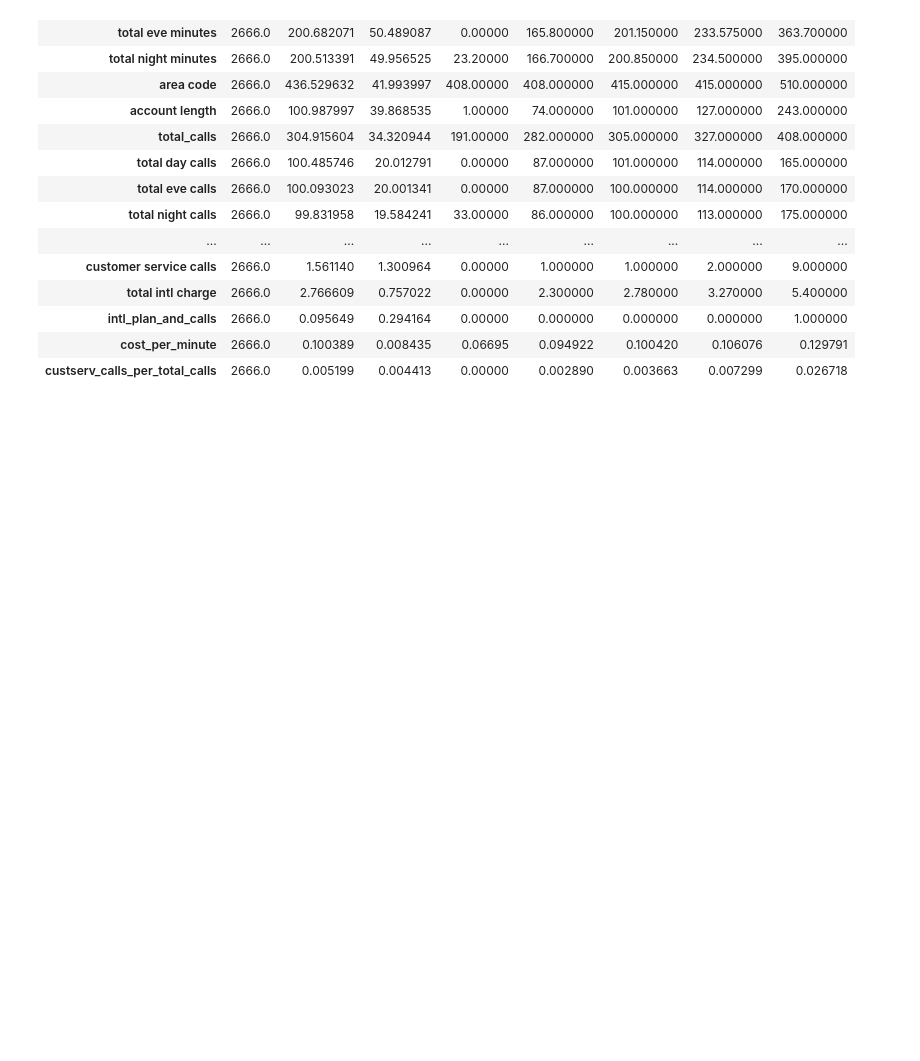
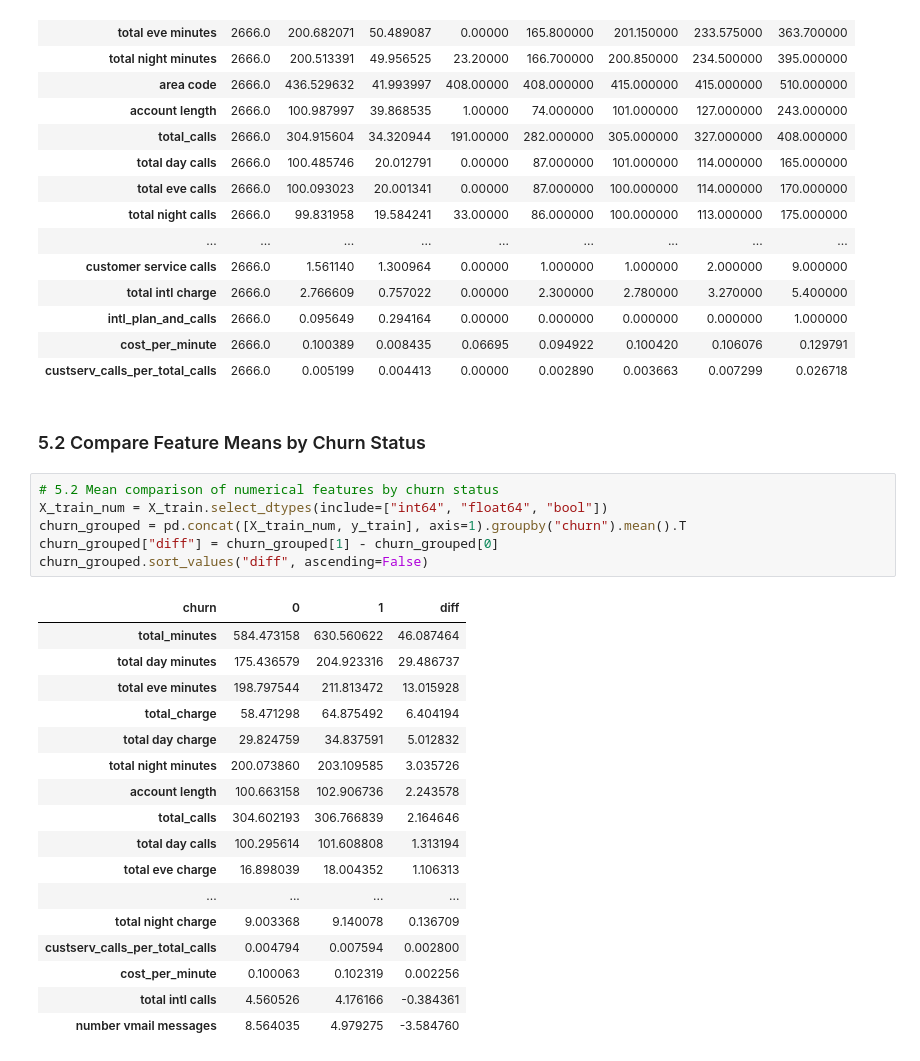
Before and after one commit to HellenDianaNjeri/SyriaTel-Customer-Churn, a Jupyter notebook: notebooks/SyriaTel Customer Churn.ipynb, the cells around one changed output. Cells and saved outputs as stored; diff of their text form; blank space fills up the shorter version.

Commit message:
Compare feature means by churn.

```diff
--- a/notebooks/SyriaTel Customer Churn.ipynb
+++ b/notebooks/SyriaTel Customer Churn.ipynb
@@ -571,3 +571,29 @@ X_train.describe().T.sort_values(by="std", ascending=False)
 | intl_plan_and_calls | 2666.0 | 0.095649 | 0.294164 | 0.00000 | 0.000000 | 0.000000 | 0.000000 | 1.000000 |
 | cost_per_minute | 2666.0 | 0.100389 | 0.008435 | 0.06695 | 0.094922 | 0.100420 | 0.106076 | 0.129791 |
 | custserv_calls_per_total_calls | 2666.0 | 0.005199 | 0.004413 | 0.00000 | 0.002890 | 0.003663 | 0.007299 | 0.026718 |
+# %% [markdown]
+### 5.2 Compare Feature Means by Churn Status
+# %%
+# 5.2 Mean comparison of numerical features by churn status
+X_train_num = X_train.select_dtypes(include=["int64", "float64", "bool"])
+churn_grouped = pd.concat([X_train_num, y_train], axis=1).groupby("churn").mean().T
+churn_grouped["diff"] = churn_grouped[1] - churn_grouped[0]
+churn_grouped.sort_values("diff", ascending=False)
+# %% [output]
+| churn | 0 | 1 | diff |
+| total_minutes | 584.473158 | 630.560622 | 46.087464 |
+| total day minutes | 175.436579 | 204.923316 | 29.486737 |
+| total eve minutes | 198.797544 | 211.813472 | 13.015928 |
+| total_charge | 58.471298 | 64.875492 | 6.404194 |
+| total day charge | 29.824759 | 34.837591 | 5.012832 |
+| total night minutes | 200.073860 | 203.109585 | 3.035726 |
+| account length | 100.663158 | 102.906736 | 2.243578 |
+| total_calls | 304.602193 | 306.766839 | 2.164646 |
+| total day calls | 100.295614 | 101.608808 | 1.313194 |
+| total eve charge | 16.898039 | 18.004352 | 1.106313 |
+| ... | ... | ... | ... |
+| total night charge | 9.003368 | 9.140078 | 0.136709 |
+| custserv_calls_per_total_calls | 0.004794 | 0.007594 | 0.002800 |
+| cost_per_minute | 0.100063 | 0.102319 | 0.002256 |
+| total intl calls | 4.560526 | 4.176166 | -0.384361 |
+| number vmail messages | 8.564035 | 4.979275 | -3.584760 |
```
